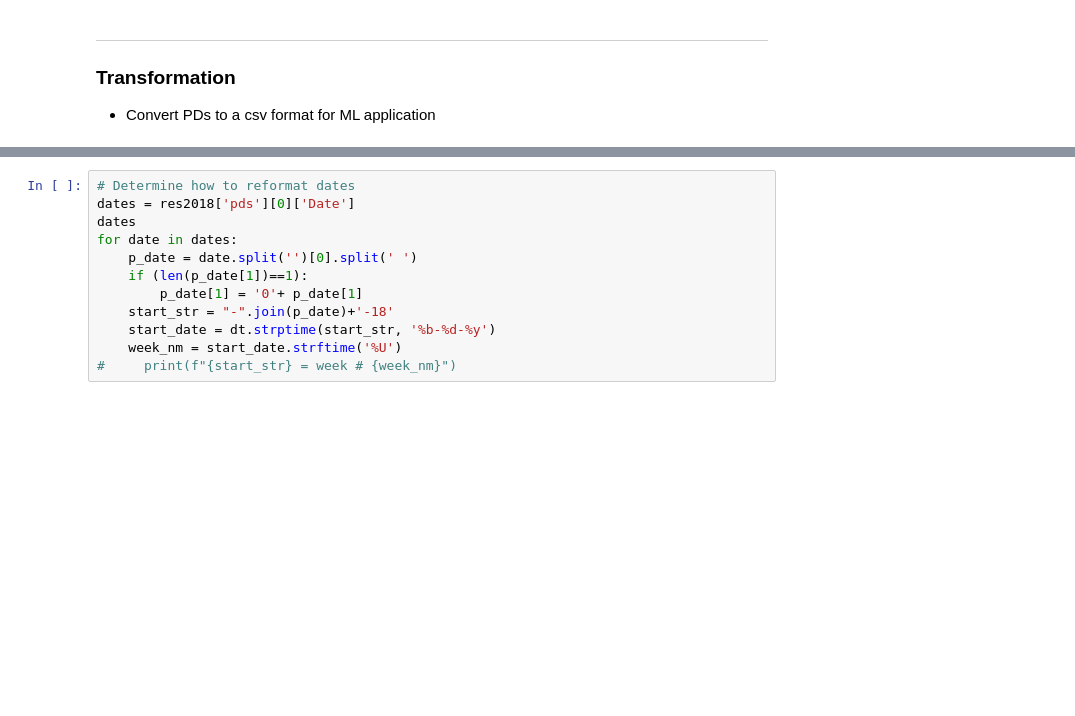
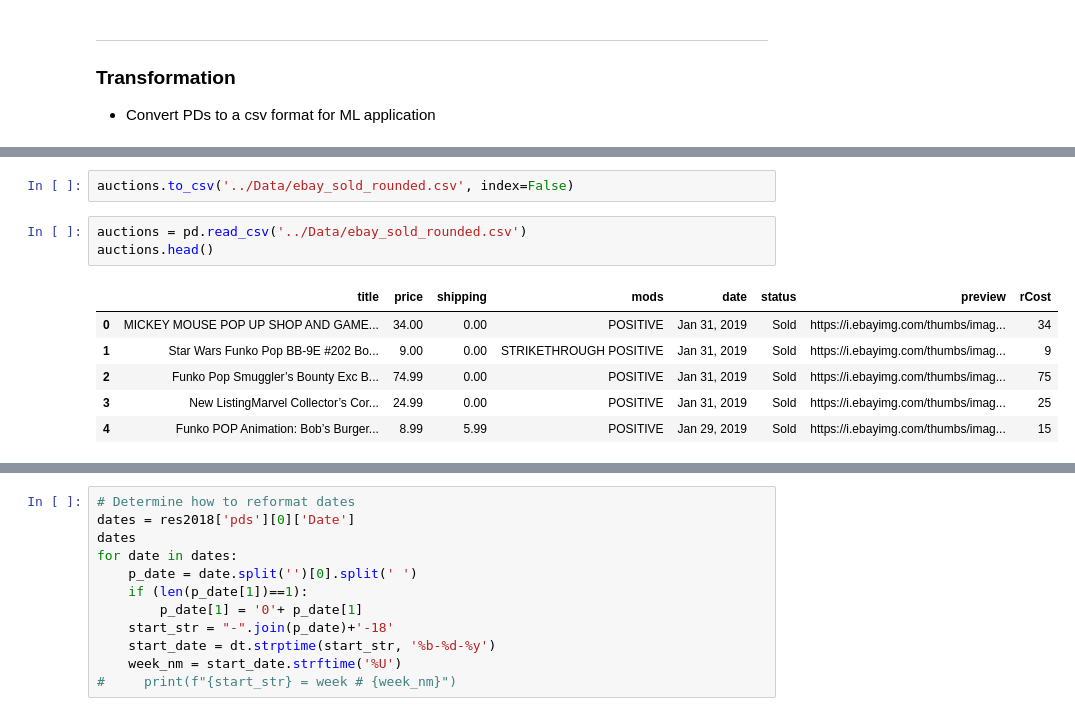
Before and after one commit to kychien/Funko_POP_analysis, a Jupyter notebook: ETL/E-Bay_Scraper.ipynb, the cells around one changed output, grey strips where cells are left out. Drawn from its saved outputs; the diff is of its cells as text; blank space fills up the shorter version.

```diff
--- a/ETL/E-Bay_Scraper.ipynb
+++ b/ETL/E-Bay_Scraper.ipynb
@@ -212,0 +388,12 @@ browser.find_by_tag('a')[391].click()
+# %%
+auctions.to_csv('../Data/ebay_sold_rounded.csv', index=False)
+# %%
+auctions = pd.read_csv('../Data/ebay_sold_rounded.csv')
+auctions.head()
+# %% [output]
+|  | title | price | shipping | mods | date | status | preview | rCost |
+| 0 | MICKEY MOUSE POP UP SHOP AND GAME... | 34.00 | 0.00 | POSITIVE | Jan 31, 2019 | Sold | https://i.ebayimg.com/thumbs/imag... | 34 |
+| 1 | Star Wars Funko Pop BB-9E #202 Bo... | 9.00 | 0.00 | STRIKETHROUGH POSITIVE | Jan 31, 2019 | Sold | https://i.ebayimg.com/thumbs/imag... | 9 |
+| 2 | Funko Pop Smuggler’s Bounty Exc B... | 74.99 | 0.00 | POSITIVE | Jan 31, 2019 | Sold | https://i.ebayimg.com/thumbs/imag... | 75 |
+| 3 | New ListingMarvel Collector’s Cor... | 24.99 | 0.00 | POSITIVE | Jan 31, 2019 | Sold | https://i.ebayimg.com/thumbs/imag... | 25 |
+| 4 | Funko POP Animation: Bob’s Burger... | 8.99 | 5.99 | POSITIVE | Jan 29, 2019 | Sold | https://i.ebayimg.com/thumbs/imag... | 15 |
```
Also changed, not shown: parts of 38 cells of this notebook.
